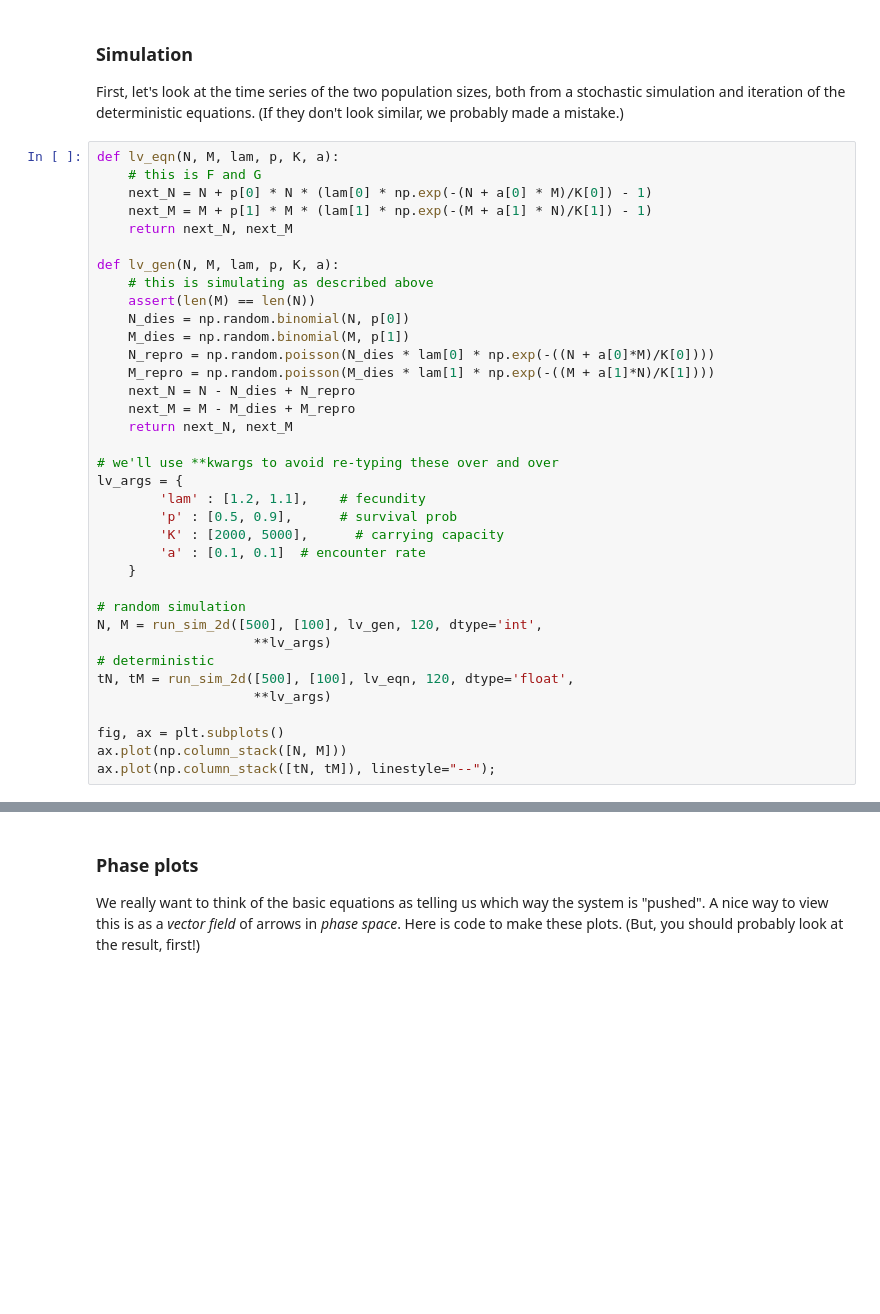
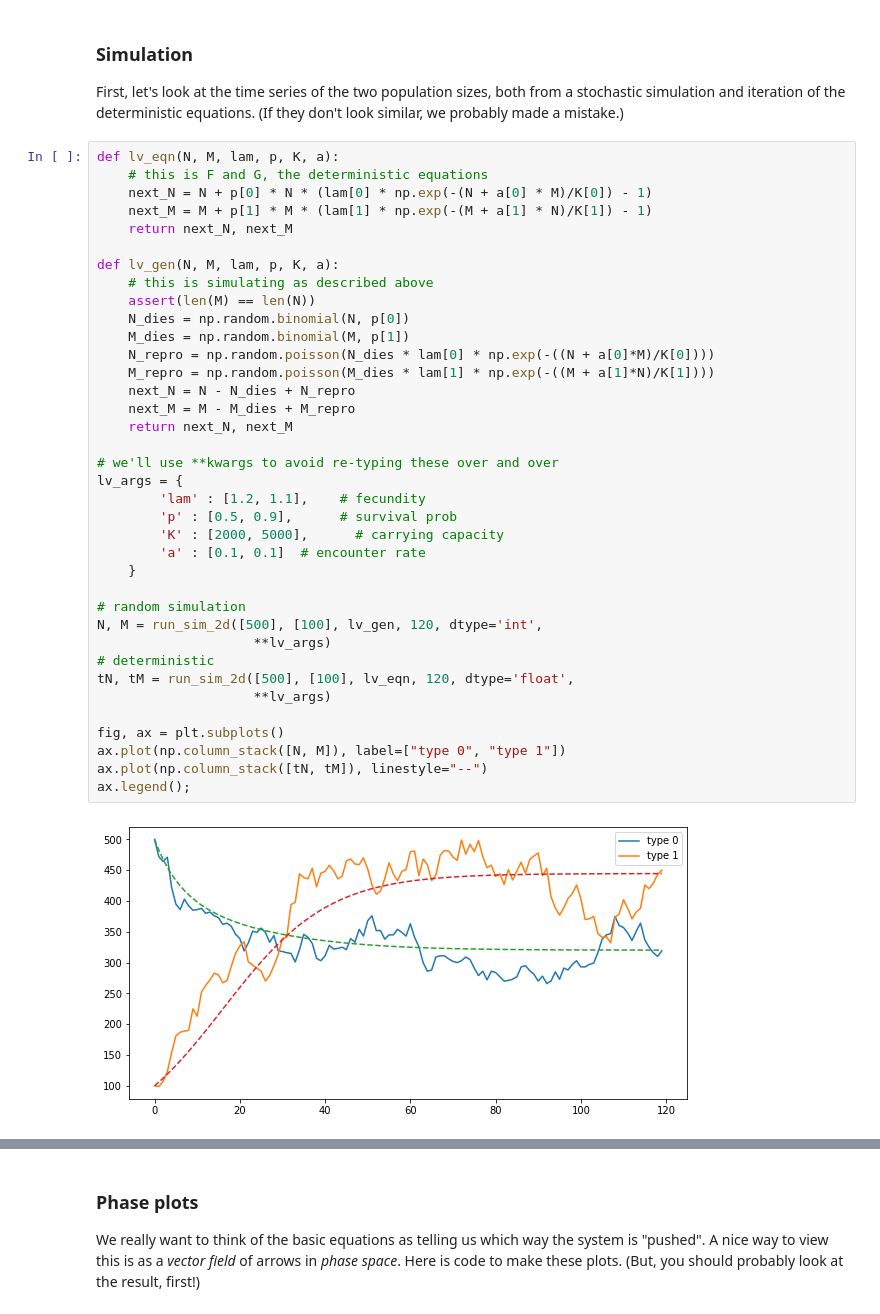
Before and after one commit to petrelharp/popbio, a Jupyter notebook: notebooks/species_interactions.ipynb, the cells around one changed output, grey strips where cells are left out. Drawn from its saved outputs; the diff is of its cells as text; blank space fills up the shorter version.

```diff
--- a/notebooks/species_interactions.ipynb
+++ b/notebooks/species_interactions.ipynb
@@ -70,37 +75,40 @@ and iteration of the deterministic equations.
 (If they don't look similar, we probably made a mistake.)
 # %%
 def lv_eqn(N, M, lam, p, K, a):
-    # this is F and G
+    # this is F and G, the deterministic equations
     next_N = N + p[0] * N * (lam[0] * np.exp(-(N + a[0] * M)/K[0]) - 1)
     next_M = M + p[1] * M * (lam[1] * np.exp(-(M + a[1] * N)/K[1]) - 1)
     return next_N, next_M
 
 def lv_gen(N, M, lam, p, K, a):
     # this is simulating as described above
     assert(len(M) == len(N))
     N_dies = np.random.binomial(N, p[0])
     M_dies = np.random.binomial(M, p[1])
     N_repro = np.random.poisson(N_dies * lam[0] * np.exp(-((N + a[0]*M)/K[0])))
     M_repro = np.random.poisson(M_dies * lam[1] * np.exp(-((M + a[1]*N)/K[1])))
     next_N = N - N_dies + N_repro
     next_M = M - M_dies + M_repro
     return next_N, next_M
 
 # we'll use **kwargs to avoid re-typing these over and over
 lv_args = {
         'lam' : [1.2, 1.1],    # fecundity
         'p' : [0.5, 0.9],      # survival prob
         'K' : [2000, 5000],      # carrying capacity
         'a' : [0.1, 0.1]  # encounter rate
     }
 
 # random simulation
 N, M = run_sim_2d([500], [100], lv_gen, 120, dtype='int',
                     **lv_args)
 # deterministic
 tN, tM = run_sim_2d([500], [100], lv_eqn, 120, dtype='float',
                     **lv_args)
 
 fig, ax = plt.subplots()
-ax.plot(np.column_stack([N, M]))
-ax.plot(np.column_stack([tN, tM]), linestyle="--");
+ax.plot(np.column_stack([N, M]), label=["type 0", "type 1"])
+ax.plot(np.column_stack([tN, tM]), linestyle="--")
+ax.legend();
+# %% [output]
+[figure, added]
```
Also changed, not shown: parts of 10 cells of this notebook.
